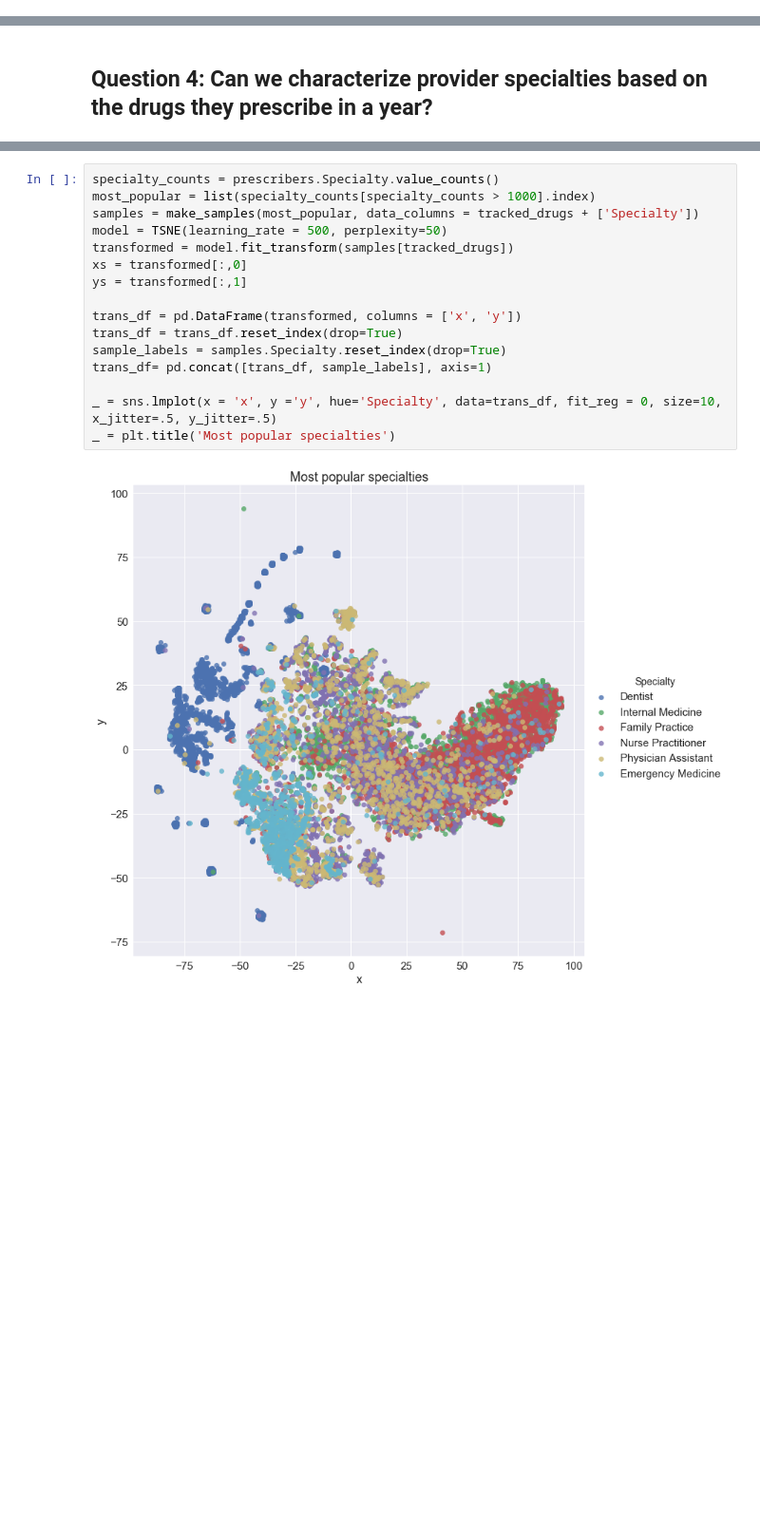
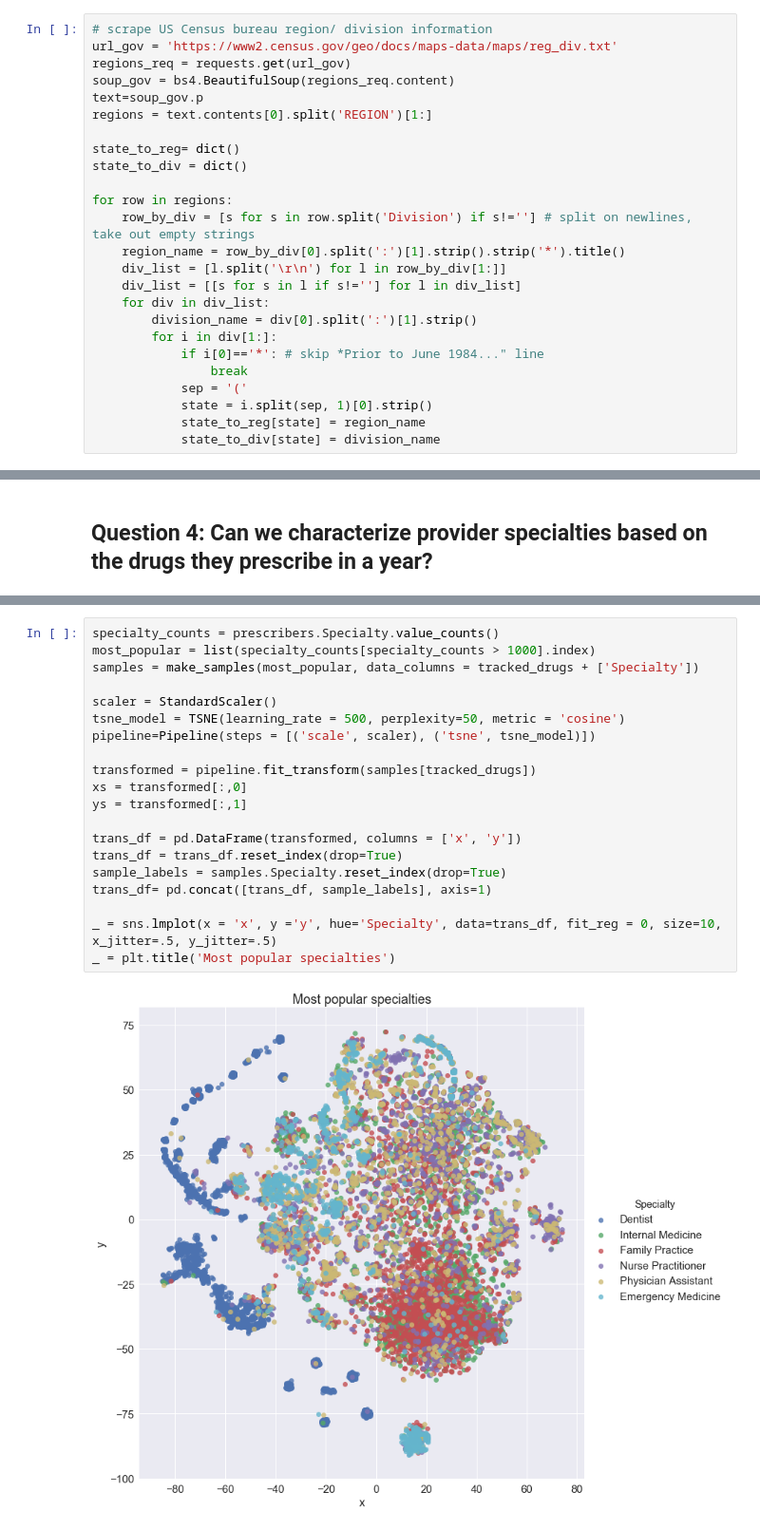
Before and after one commit to ryatchak/springboard, a Jupyter notebook: capstone1_prescriptionprediction/data_story.ipynb, the cells around one changed output, grey strips where cells are left out. Shown at 95% size. Cells and saved outputs as stored; diff of their text form; blank space fills up the shorter version.

```diff
--- a/capstone1_prescriptionprediction/data_story.ipynb
+++ b/capstone1_prescriptionprediction/data_story.ipynb
@@ -302,0 +188,25 @@ prescribers['prescribed_drugs'] = prescribers['NPI'].apply(provider_drugs)
+# %%
+# scrape US Census bureau region/ division information
+url_gov = 'https://www2.census.gov/geo/docs/maps-data/maps/reg_div.txt'
+regions_req = requests.get(url_gov)
+soup_gov = bs4.BeautifulSoup(regions_req.content)
+text=soup_gov.p
+regions = text.contents[0].split('REGION')[1:]
+
+state_to_reg= dict()
+state_to_div = dict()
+
+for row in regions:
+    row_by_div = [s for s in row.split('Division') if s!=''] # split on newlines, take out empty strings
+    region_name = row_by_div[0].split(':')[1].strip().strip('*').title()
+    div_list = [l.split('\r\n') for l in row_by_div[1:]]
+    div_list = [[s for s in l if s!=''] for l in div_list]
+    for div in div_list:
+        division_name = div[0].split(':')[1].strip()
+        for i in div[1:]:
+            if i[0]=='*': # skip *Prior to June 1984..." line
+                break
+            sep = '('
+            state = i.split(sep, 1)[0].strip()
+            state_to_reg[state] = region_name
+            state_to_div[state] = division_name
@@ -357,18 +502,22 @@ _ = plt.title('Popular (non-general) specialties')
 # %%
 specialty_counts = prescribers.Specialty.value_counts()
 most_popular = list(specialty_counts[specialty_counts > 1000].index)
 samples = make_samples(most_popular, data_columns = tracked_drugs + ['Specialty'])
-model = TSNE(learning_rate = 500, perplexity=50)
-transformed = model.fit_transform(samples[tracked_drugs])
+
+scaler = StandardScaler()
+tsne_model = TSNE(learning_rate = 500, perplexity=50, metric = 'cosine')
+pipeline=Pipeline(steps = [('scale', scaler), ('tsne', tsne_model)])
+
+transformed = pipeline.fit_transform(samples[tracked_drugs])
 xs = transformed[:,0]
 ys = transformed[:,1]
 
 trans_df = pd.DataFrame(transformed, columns = ['x', 'y'])
 trans_df = trans_df.reset_index(drop=True)
 sample_labels = samples.Specialty.reset_index(drop=True)
 trans_df= pd.concat([trans_df, sample_labels], axis=1)
 
 _ = sns.lmplot(x = 'x', y ='y', hue='Specialty', data=trans_df, fit_reg = 0, size=10, x_jitter=.5, y_jitter=.5)
 _ = plt.title('Most popular specialties')
 # %% [output]
-[figure, old version]
+[figure, new version]
```
Also changed, not shown: parts of 72 cells of this notebook, 1 other file.
